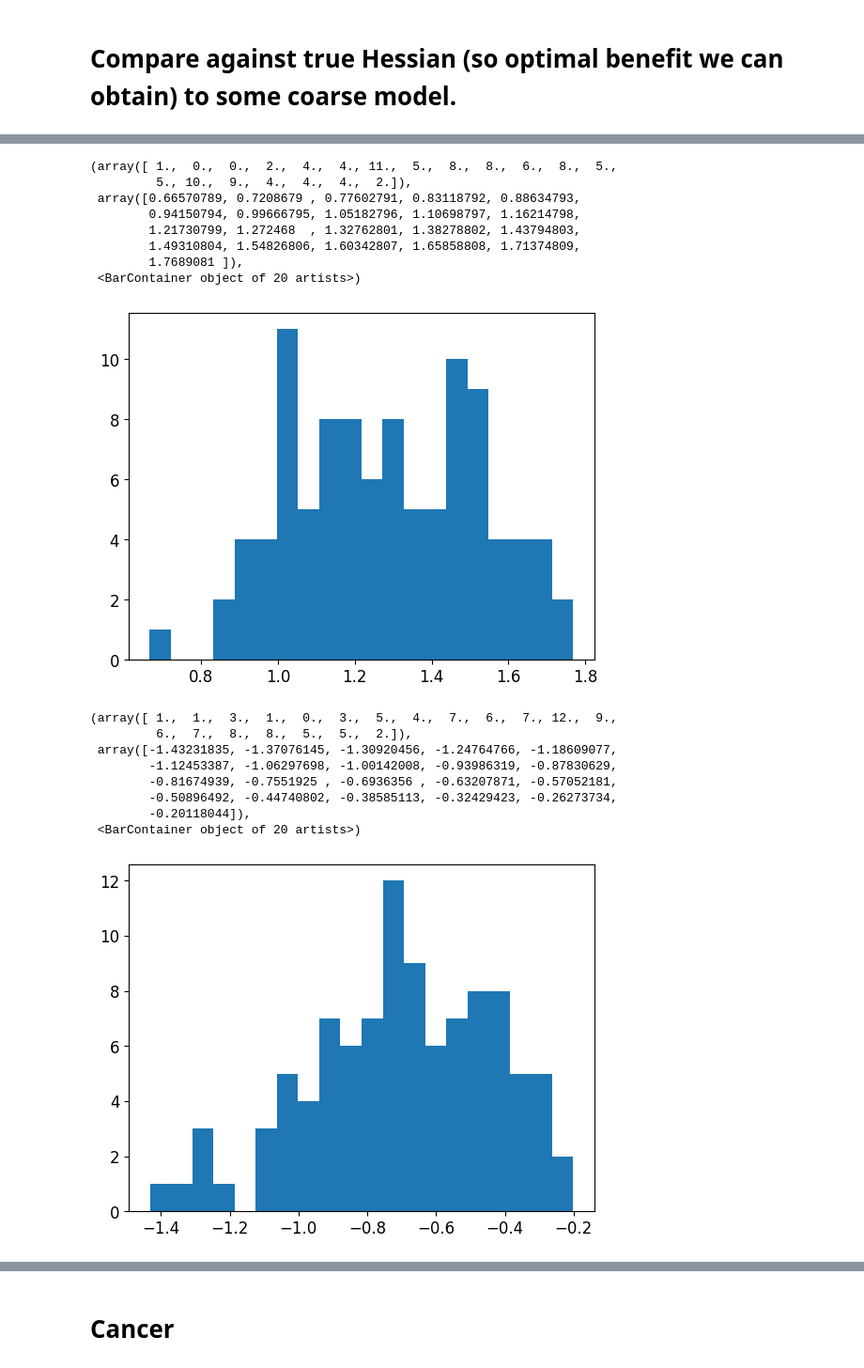
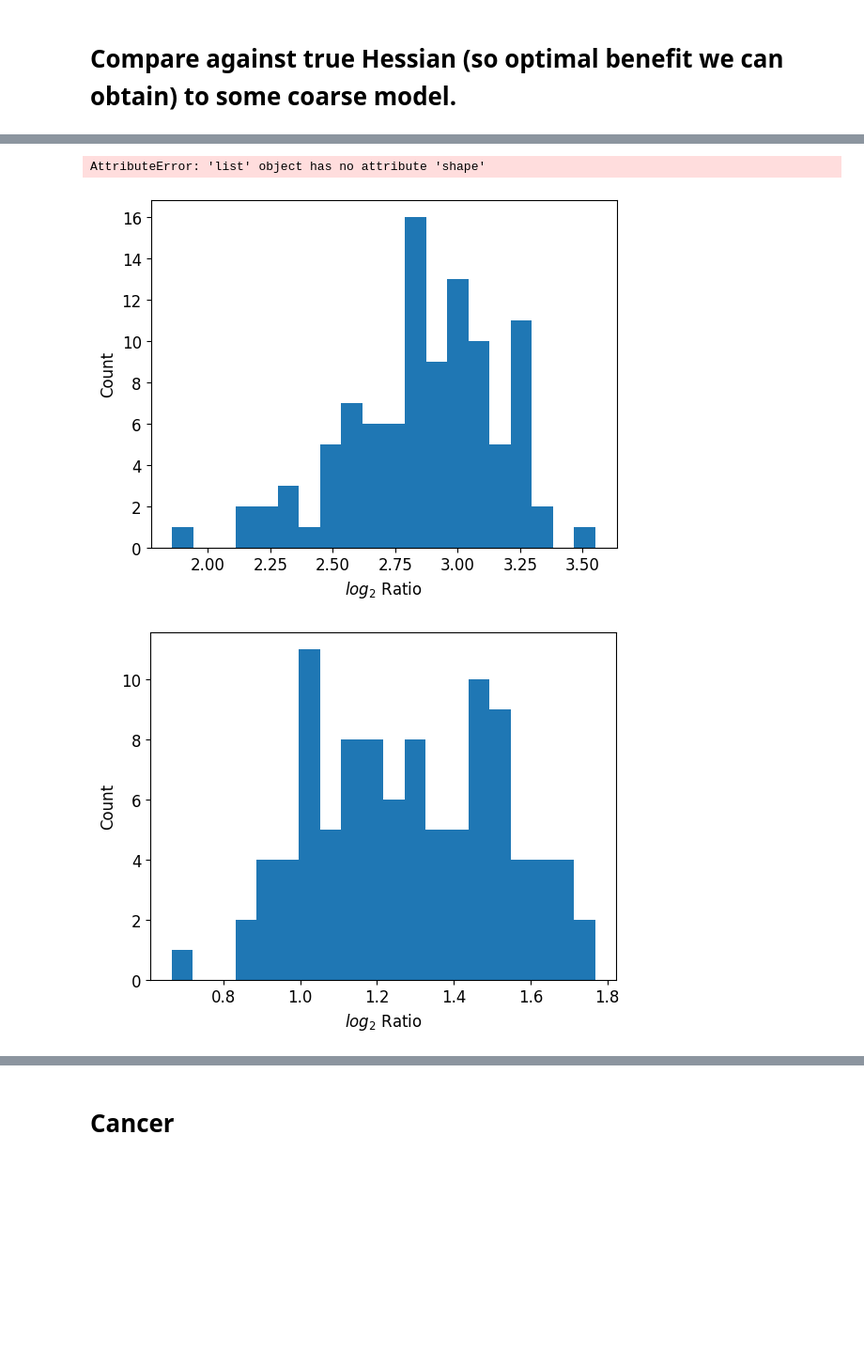
Before and after one commit to daniellengyel/curr_adventure, a Jupyter notebook: exact_sampling/SensitivityAnalysis/Untitled-Copy1.ipynb, the cells around one changed output, grey strips where cells are left out. Shown: that part at 94% size. Drawn from its saved outputs; the diff is of its cells as text; code cells hidden in the pictures; blank space fills up the shorter version.

```diff
--- a/exact_sampling/SensitivityAnalysis/Untitled-Copy1.ipynb
+++ b/exact_sampling/SensitivityAnalysis/Untitled-Copy1.ipynb
@@ -29,6 +29,8 @@ import time
 from jax.config import config
 config.update("jax_enable_x64", True)
 
+HOME = "/Users/daniellengyel/curr_adventure/exact_sampling/"
+
 import sys
 sys.path.append("..")
 
@@ -46,6 +48,25 @@ from DynamicalSystems import Laser, LaserFull, Monod, invert_Laser_params, Cance
 # %% [output]
 The autoreload extension is already loaded. To reload it, use:
   %reload_ext autoreload
+# %%
+def ratio_plot(func_name, sig, num_MC, res_fd, res_cfd, res_ours, res_rbf):
+    plt.hist([float(c) for c in jnp.log(jnp.array(res_rbf)/postprocess(res_ours))/jnp.log(2)], bins=20)
+    plt.xlabel("$log_2$ Ratio")
+    plt.ylabel("Count")
+    plt.savefig(HOME + "SensitivityAnalysis/Figures/sig_{}_num_{}_{}_rbf.pdf".format(sig, num_MC, func_name))
+    plt.show()
+
+    plt.hist([float(c) for c in jnp.log(postprocess(res_fd)/postprocess(res_ours))/jnp.log(2)], bins=20)
+    plt.xlabel("$log_2$ Ratio")
+    plt.ylabel("Count")
+    plt.savefig(HOME + "SensitivityAnalysis/Figures/sig_{}_num_{}_{}_fd.pdf".format(sig, num_MC, func_name))
+    plt.show()
+
+    plt.hist([float(c) for c in jnp.log(postprocess(res_cfd)/postprocess(res_ours))/jnp.log(2)], bins=20)
+    plt.xlabel("$log_2$ Ratio")
+    plt.ylabel("Count")
+    plt.savefig(HOME + "SensitivityAnalysis/Figures/sig_{}_num_{}_{}_cfd.pdf".format(sig, num_MC, func_name))
+    plt.show()
 # %% [markdown]
 # Compare against true Hessian (so optimal benefit we can obtain) to some coarse model.
 # %% [markdown]
@@ -326,5 +98,7 @@ N_pts = int(1e2)
 pts = prmts_0.reshape(1, len(prmts_0)) + fixed_bound*(jrandom.uniform(subkey, shape=(N_pts, len(prmts_0))) - 0.5)*2
 h_space = jnp.logspace(-1, -6, 6)
 
+num_MC = 1
+
 jrandom_key, subkey = jrandom.split(jrandom_key)
-res_fd, res_cfd, res_ours, res_rbf = mse_sensitivity(F, F_tilde, sig, pts, rbfs[0], h_space, subkey, num_runs=1)
+res_fd, res_cfd, res_ours, res_rbf = mse_sensitivity(F, F_tilde, sig, pts, rbfs[0], h_space, subkey, num_runs=num_MC)
@@ -343,24 +105,9 @@ plt.hist([float(c) for c in jnp.log(jnp.array(res_rbf)/postprocess(res_ours))/jn
-# %%
-plt.hist([float(c) for c in jnp.log(postprocess(res_fd)/postprocess(res_ours))/jnp.log(2)], bins=20)
-# %% [output]
-(array([ 1.,  0.,  0.,  2.,  4.,  4., 11.,  5.,  8.,  8.,  6.,  8.,  5.,
-         5., 10.,  9.,  4.,  4.,  4.,  2.]),
- array([0.66570789, 0.7208679 , 0.77602791, 0.83118792, 0.88634793,
-        0.94150794, 0.99666795, 1.05182796, 1.10698797, 1.16214798,
-        1.21730799, 1.272468  , 1.32762801, 1.38278802, 1.43794803,
-        1.49310804, 1.54826806, 1.60342807, 1.65858808, 1.71374809,
-        1.7689081 ]),
- <BarContainer object of 20 artists>)
-[figure, removed]
-# %%
-plt.hist([float(c) for c in jnp.log(postprocess(res_cfd)/postprocess(res_ours))/jnp.log(2)], bins=20)
-# %% [output]
-(array([ 1.,  1.,  3.,  1.,  0.,  3.,  5.,  4.,  7.,  6.,  7., 12.,  9.,
-         6.,  7.,  8.,  8.,  5.,  5.,  2.]),
- array([-1.43231835, -1.37076145, -1.30920456, -1.24764766, -1.18609077,
-        -1.12453387, -1.06297698, -1.00142008, -0.93986319, -0.87830629,
-        -0.81674939, -0.7551925 , -0.6936356 , -0.63207871, -0.57052181,
-        -0.50896492, -0.44740802, -0.38585113, -0.32429423, -0.26273734,
-        -0.20118044]),
- <BarContainer object of 20 artists>)
-[figure, removed]
+# %%
+res_fd.shape
+# %% [output]
+AttributeError: 'list' object has no attribute 'shape'
+# %%
+ratio_plot("Ackley", sig, num_MC, res_fd, res_cfd, res_ours, res_rbf)
+# %% [output]
+[figure, added]
+[figure, added]
```
Also changed, not shown: parts of 26 cells of this notebook, 4 other files.
